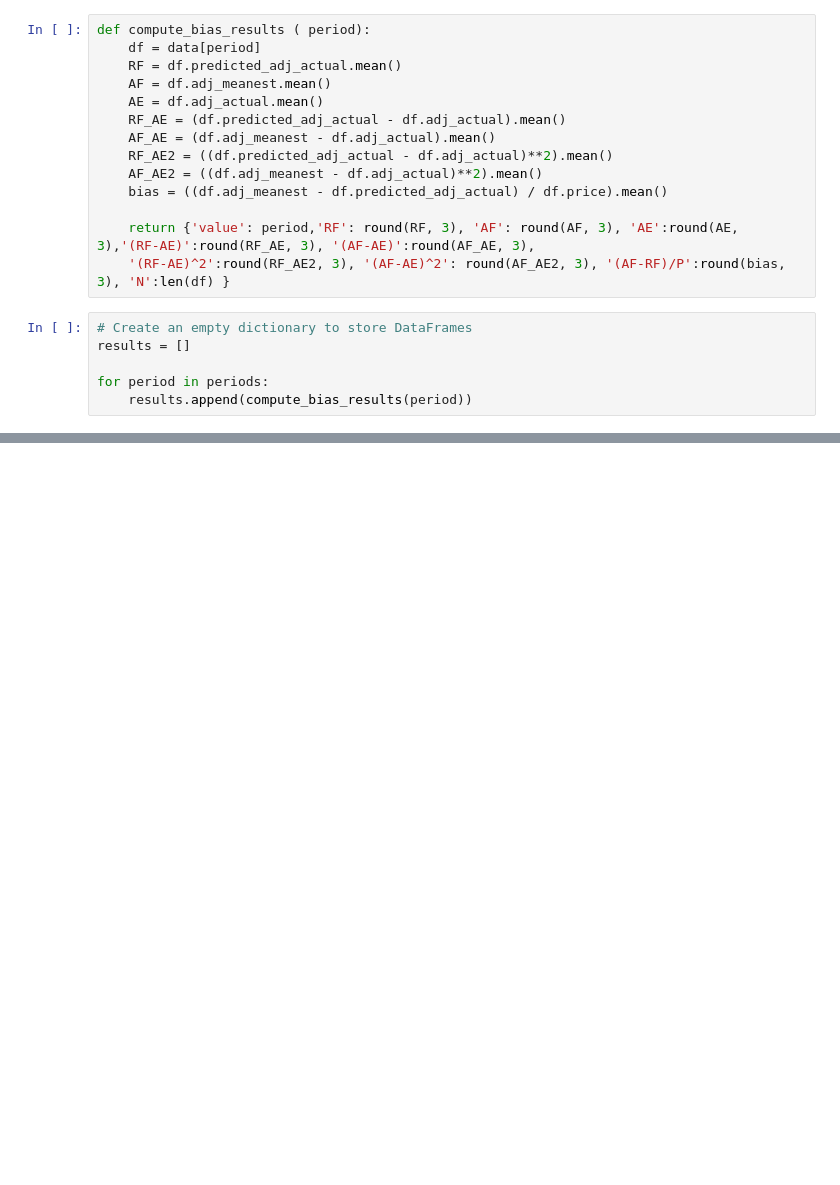
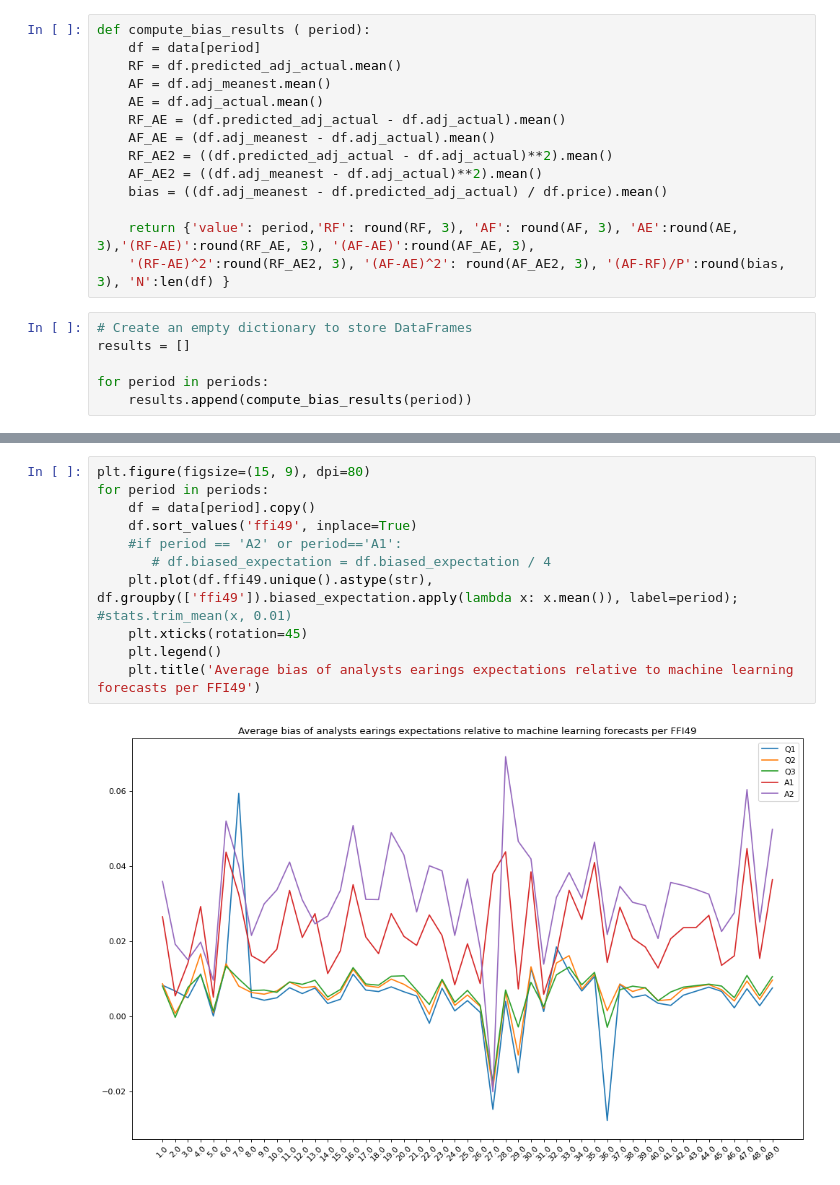
Before and after one commit to NicoloMarsucco/ML-financial-modelling, a Jupyter notebook: bias_analysis.ipynb, the cells around one changed output, grey strips where cells are left out. Cells and saved outputs as stored; diff of their text form; blank space fills up the shorter version.

Commit message:
added number of analyst and groupby bias

```diff
--- a/bias_analysis.ipynb
+++ b/bias_analysis.ipynb
@@ -100 +100,14 @@ c0             0.0663      0.000    176.460      0.000       0.066       0.067
 ==============================================================================
+# %%
+plt.figure(figsize=(15, 9), dpi=80)
+for period in periods:
+    df = data[period].copy()
+    df.sort_values('ffi49', inplace=True)
+    #if period == 'A2' or period=='A1':
+       # df.biased_expectation = df.biased_expectation / 4
+    plt.plot(df.ffi49.unique().astype(str), df.groupby(['ffi49']).biased_expectation.apply(lambda x: x.mean()), label=period);  #stats.trim_mean(x, 0.01)
+    plt.xticks(rotation=45)
+    plt.legend()
+    plt.title('Average bias of analysts earings expectations relative to machine learning forecasts per FFI49')
+# %% [output]
+[figure, added]
```
Also changed, not shown: parts of 8 cells of this notebook, 4 other files.
